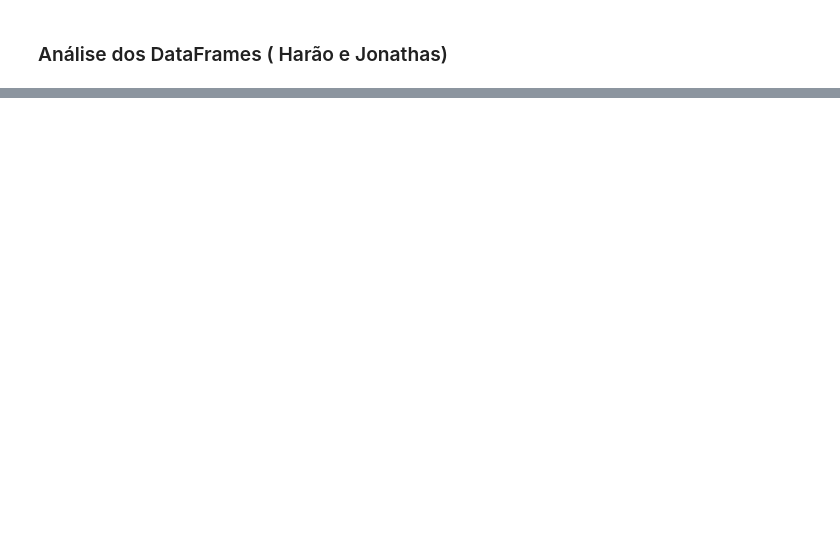
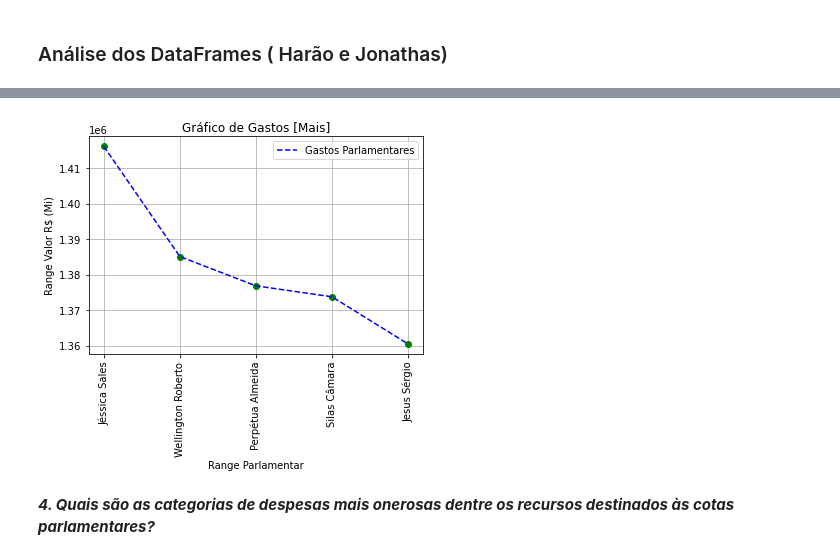
Before and after one commit to Sartorio12/Projeto_Modulo_5, a Jupyter notebook: notebook1.ipynb, the cells around one changed output, grey strips where cells are left out. Cells and saved outputs as stored; diff of their text form; code cells hidden in the pictures; blank space fills up the shorter version.

```diff
--- a/notebook1.ipynb
+++ b/notebook1.ipynb
@@ -189,0 +600,4 @@ df_copia[df_copia['txNomeParlamentar'].str.match('LIDERANÇA')].sample(5)
+# %%
+#Agrupamento de gastos de parlamentar do maior para menor
+mais_gast = df_2.groupby(['txNomeParlamentar'])['vlrDocumento'].sum().sort_values(ascending = False).head(5)
+mais_gast
@@ -189,0 +612,18 @@ df_copia[df_copia['txNomeParlamentar'].str.match('LIDERANÇA')].sample(5)
+# %%
+plt.plot(mais_gast.index, mais_gast, 'go')
+plt.plot(mais_gast.index, mais_gast, 'b--', label = 'Gastos Parlamentares')
+
+plt.xticks(mais_gast.index, rotation = 90)
+
+plt.title('Gráfico de Gastos [Mais]')
+plt.xlabel('Range Parlamentar')
+plt.ylabel('Range Valor R$ (Mi)')
+
+plt.legend()
+plt.grid(True)
+plt.show()
+# %% [output]
+[figure, added]
+# %% [markdown]
+***4. Quais são as categorias de despesas mais onerosas dentre os
+recursos destinados às cotas parlamentares?***
```
Also changed, not shown: parts of 51 cells of this notebook.
